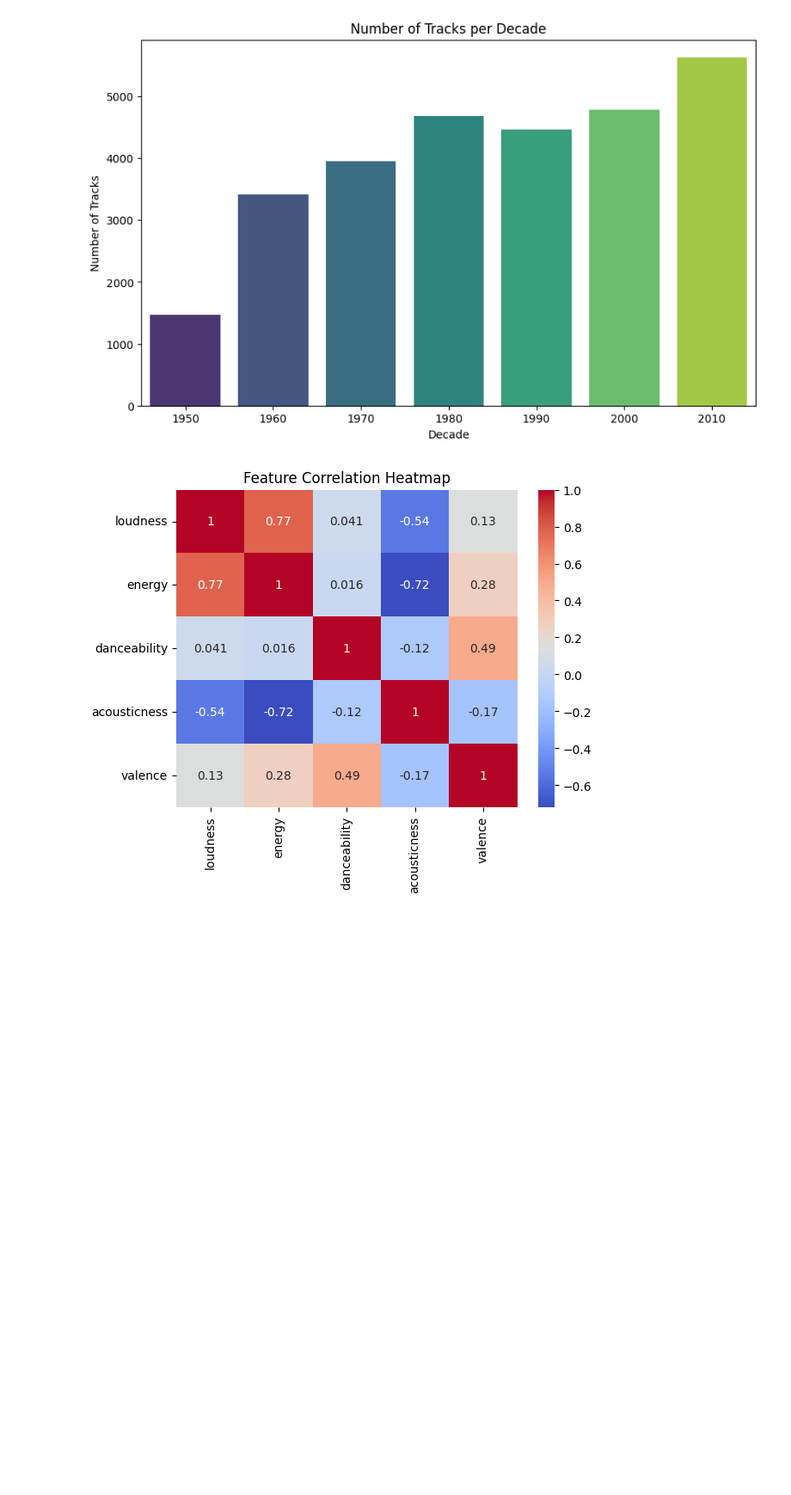
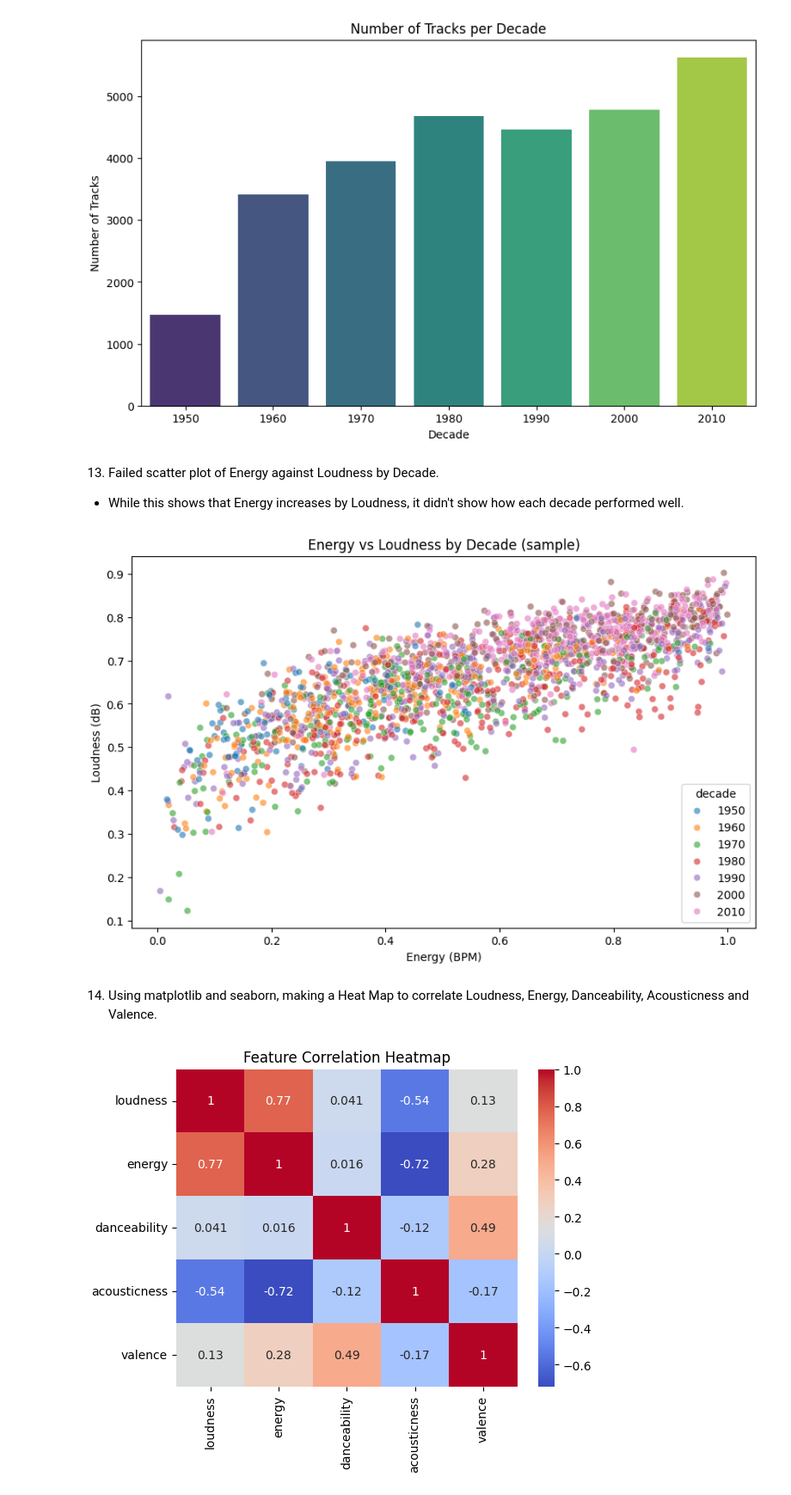
Before and after one commit to dwest922/music_features_analysis_project, a Jupyter notebook: assets/music_analysis_project_v2.ipynb, the cells around one changed output. Shown: that part at 86% size. Drawn from its saved outputs; the diff is of its cells as text; code cells hidden in the pictures; blank space fills up the shorter version.

```diff
--- a/assets/music_analysis_project_v2.ipynb
+++ b/assets/music_analysis_project_v2.ipynb
@@ -193,15 +223,22 @@ plt.show()
 # %% [output]
 Passing `palette` without assigning `hue` is deprecated and will be removed in v0.14.0. Assign the `x` variable to `hue` and set `legend=False` for the same effect.
 [figure]
+# %% [markdown]
+13. Failed scatter plot of Energy against Loudness by Decade.
+* While this shows that Energy increases by Loudness, it didn't show how each decade performed well.
 # %%
-# Scatter plot: Tempo vs Loudness (if tempo available)
-if 'tempo' in df.columns:
+# Scatter plot: Energy vs Loudness (if tempo available)
+if 'energy' in df.columns:
     plt.figure(figsize=(10,6))
-    sns.scatterplot(data=df.sample(2000), x='tempo', y='loudness', hue='decade', palette='tab10', alpha=0.6)
-    plt.title('Tempo vs Loudness by Decade (sample)')
-    plt.xlabel('Tempo (BPM)')
+    sns.scatterplot(data=df.sample(2000), x='energy', y='loudness', hue='decade', palette='tab10', alpha=0.6)
+    plt.title('Energy vs Loudness by Decade (sample)')
+    plt.xlabel('Energy (BPM)')
     plt.ylabel('Loudness (dB)')
     plt.show()
+# %% [output]
+[figure, added]
+# %% [markdown]
+14. Using matplotlib and seaborn, making a Heat Map to correlate Loudness, Energy, Danceability, Acousticness and Valence.
 # %%
 # Heatmap: Feature correlation
 features = ['loudness','energy','danceability','acousticness','valence']
```
Also changed, not shown: parts of 23 cells of this notebook.
